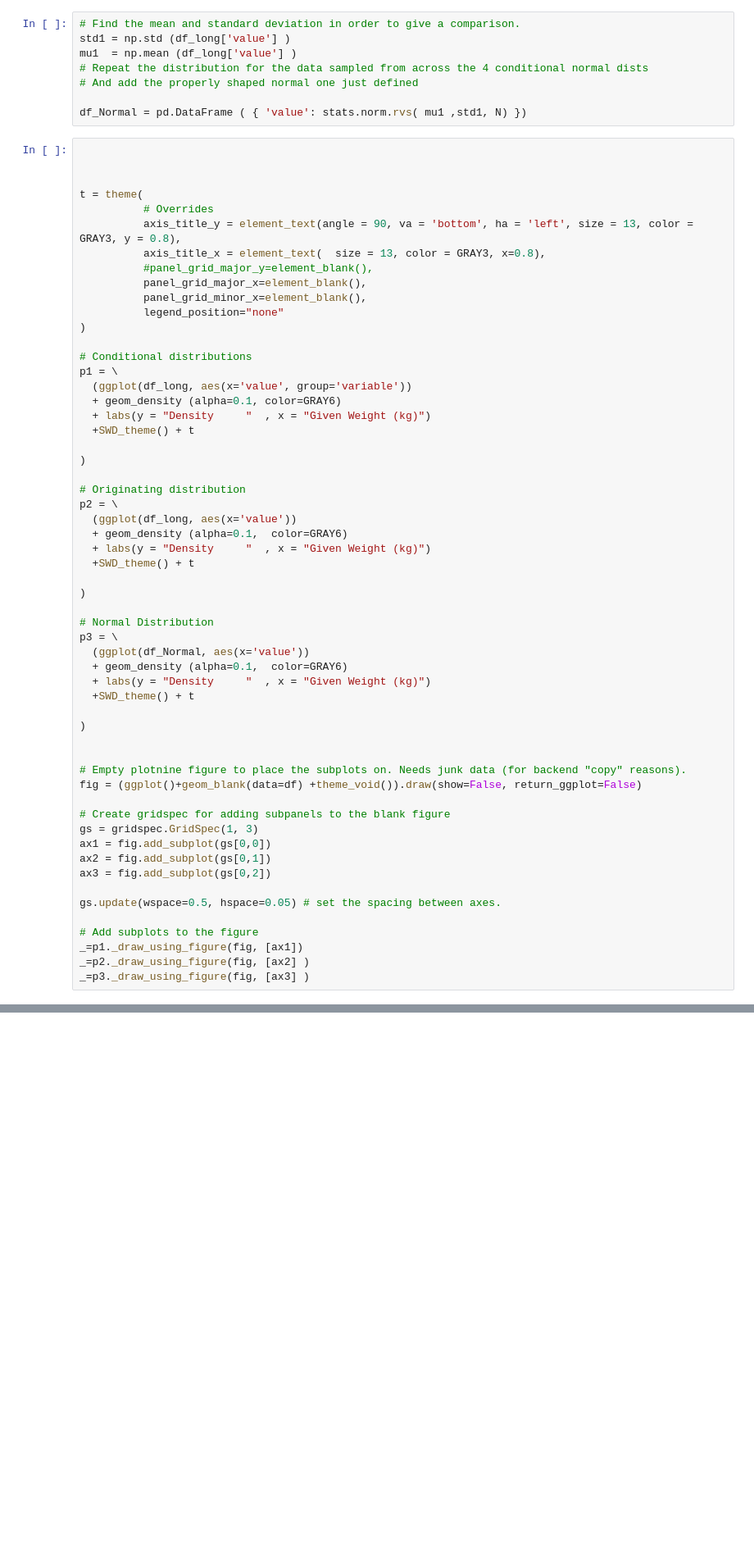
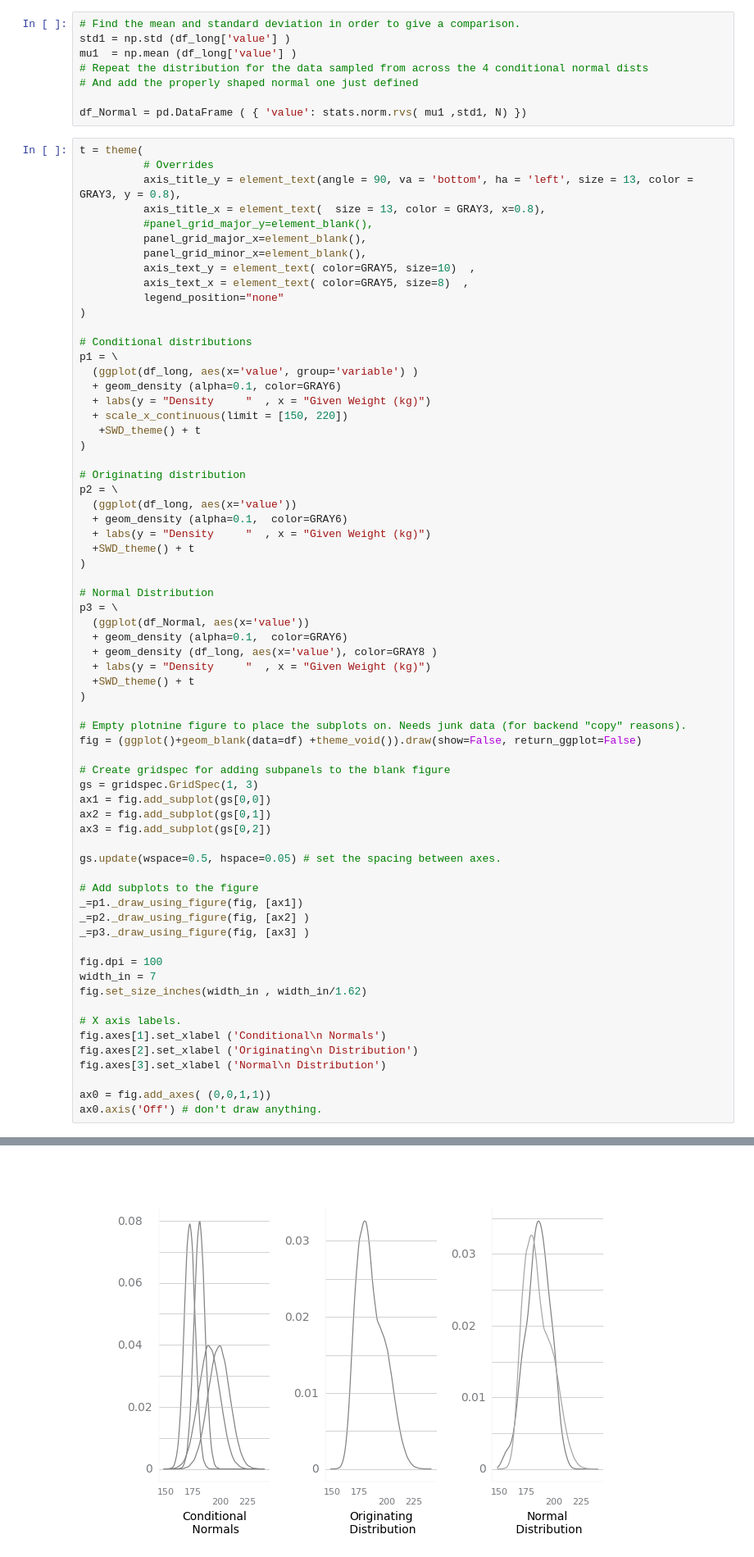
Before and after one commit to steed360/Data-Analysis, a Jupyter notebook: a_Regression_Errors.ipynb, the cells around one changed output, grey strips where cells are left out. Shown at 82% size. Saved outputs shown, nothing was run; the diff lists cells and outputs as text; blank space fills up the shorter version.

```diff
--- a/a_Regression_Errors.ipynb
+++ b/a_Regression_Errors.ipynb
@@ -270,9 +283,6 @@ mu1  = np.mean (df_long['value'] )
 
 df_Normal = pd.DataFrame ( { 'value': stats.norm.rvs( mu1 ,std1, N) })
 # %%
-
-
-
 t = theme(
           # Overrides
           axis_title_y = element_text(angle = 90, va = 'bottom', ha = 'left', size = 13, color = GRAY3, y = 0.8),
@@ -280,16 +290,18 @@ t = theme(
           #panel_grid_major_y=element_blank(),
           panel_grid_major_x=element_blank(),
           panel_grid_minor_x=element_blank(),
+          axis_text_y = element_text( color=GRAY5, size=10)  ,
+          axis_text_x = element_text( color=GRAY5, size=8)  ,
           legend_position="none"
 )
 
 # Conditional distributions
 p1 = \
-  (ggplot(df_long, aes(x='value', group='variable'))
+  (ggplot(df_long, aes(x='value', group='variable') )
   + geom_density (alpha=0.1, color=GRAY6)
   + labs(y = "Density     "  , x = "Given Weight (kg)")
-  +SWD_theme() + t
-
+  + scale_x_continuous(limit = [150, 220])
+   +SWD_theme() + t
 )
 
 # Originating distribution
@@ -298,18 +310,16 @@ p2 = \
   + geom_density (alpha=0.1,  color=GRAY6)
   + labs(y = "Density     "  , x = "Given Weight (kg)")
   +SWD_theme() + t
-
 )
 
 # Normal Distribution
 p3 = \
   (ggplot(df_Normal, aes(x='value'))
   + geom_density (alpha=0.1,  color=GRAY6)
+  + geom_density (df_long, aes(x='value'), color=GRAY8 )
   + labs(y = "Density     "  , x = "Given Weight (kg)")
   +SWD_theme() + t
-
 )
-
 
 # Empty plotnine figure to place the subplots on. Needs junk data (for backend "copy" reasons).
 fig = (ggplot()+geom_blank(data=df) +theme_void()).draw(show=False, return_ggplot=False)
@@ -326,3 +336,16 @@ gs.update(wspace=0.5, hspace=0.05) # set the spacing between axes.
 _=p1._draw_using_figure(fig, [ax1])
 _=p2._draw_using_figure(fig, [ax2] )
 _=p3._draw_using_figure(fig, [ax3] )
+
+fig.dpi = 100
+width_in = 7
+fig.set_size_inches(width_in , width_in/1.62)
+
+# X axis labels.
+fig.axes[1].set_xlabel ('Conditional\n Normals')
+fig.axes[2].set_xlabel ('Originating\n Distribution')
+fig.axes[3].set_xlabel ('Normal\n Distribution')
+
+ax0 = fig.add_axes( (0,0,1,1))
+ax0.axis('Off') # don't draw anything.
+# %% [output]
@@ -328,0 +353 @@ _=p3._draw_using_figure(fig, [ax3] )
+[figure, added]
```
Also changed, not shown: parts of 10 cells of this notebook.
